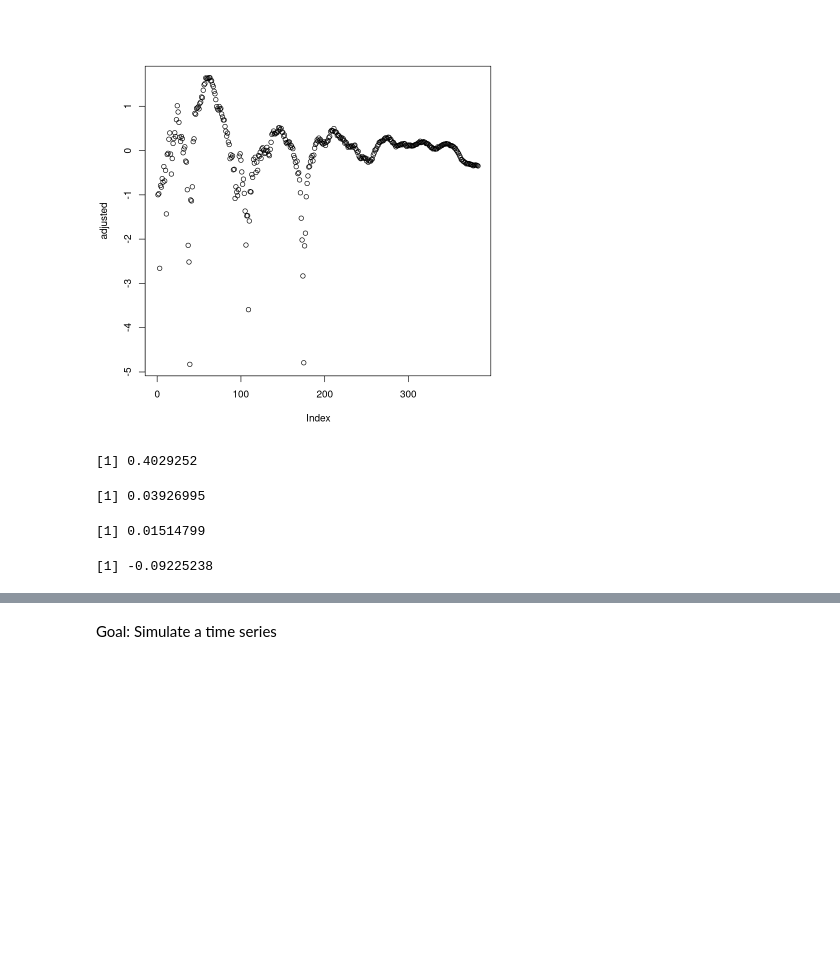
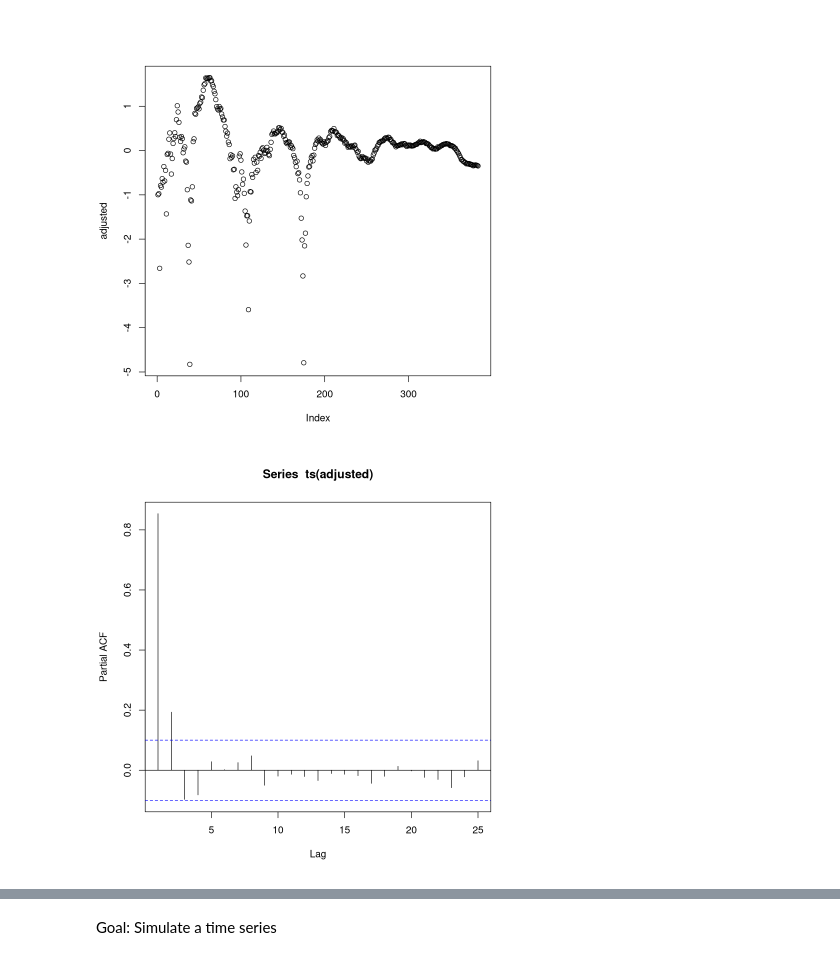
Before and after one commit to eghaymore/sim, a Jupyter notebook: TimeSeriesSim.ipynb, the cells around one changed output, grey strips where cells are left out. Saved outputs shown, nothing was run; the diff lists cells and outputs as text; code cells hidden in the pictures; blank space fills up the shorter version.

```diff
--- a/TimeSeriesSim.ipynb
+++ b/TimeSeriesSim.ipynb
@@ -23,12 +23,10 @@ plot(adjusted)
 # %% [output]
 [figure]
 # %%
-cor(x[2:99], x[3:100])
-cor(x[2:98], x[4:100])
-cor(x[2:97], x[5:100])
-cor(x[2:96], x[6:100])
+# cor(x[2:99], x[3:100])
+# cor(x[2:98], x[4:100])
+# cor(x[2:97], x[5:100])
+# cor(x[2:96], x[6:100])
+pacf(ts(adjusted))
 # %% [output]
-[1] 0.4029252
-[1] 0.03926995
-[1] 0.01514799
-[1] -0.09225238
+[figure, added]
```
Also changed, not shown: parts of 6 cells of this notebook, 2 other files.
